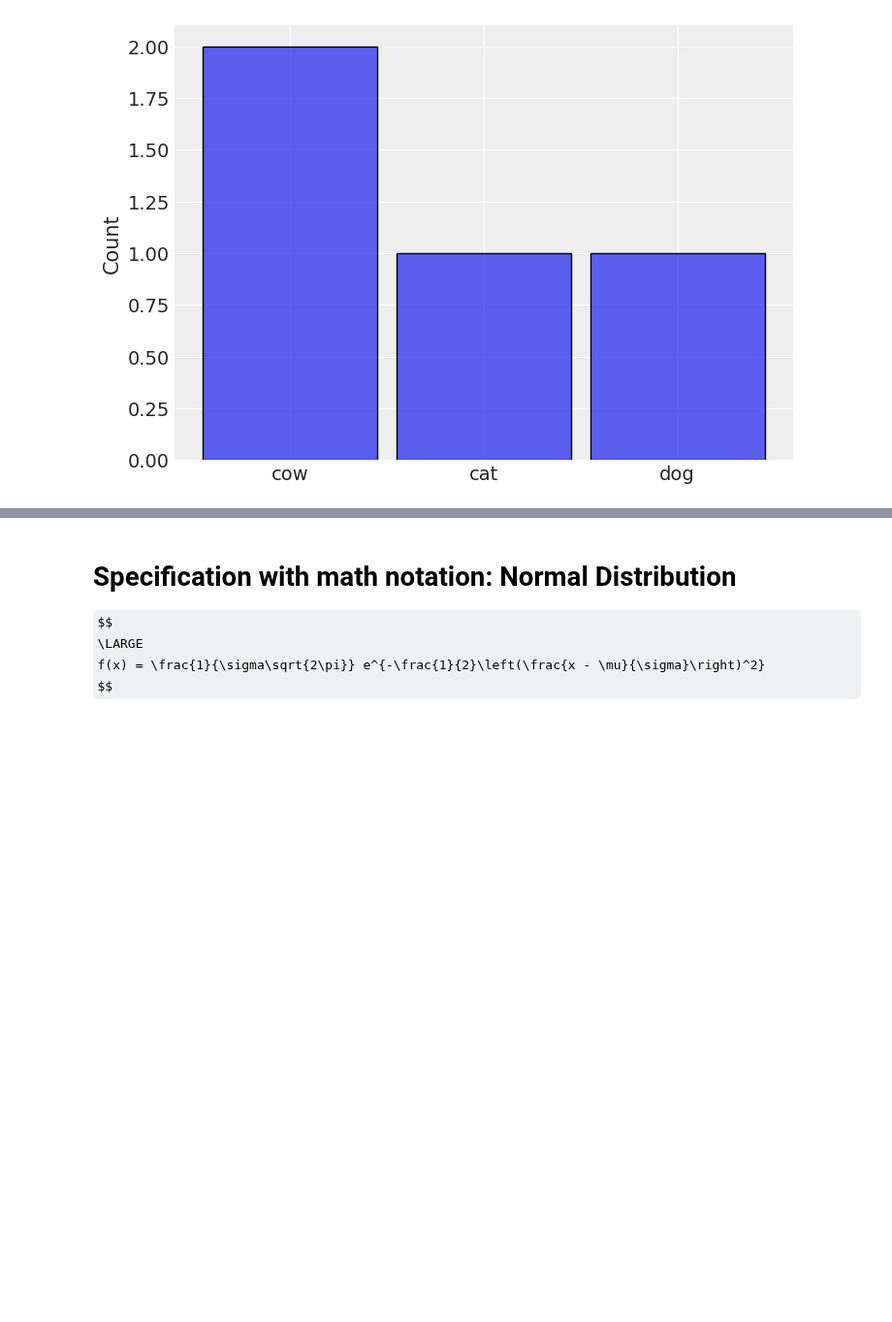
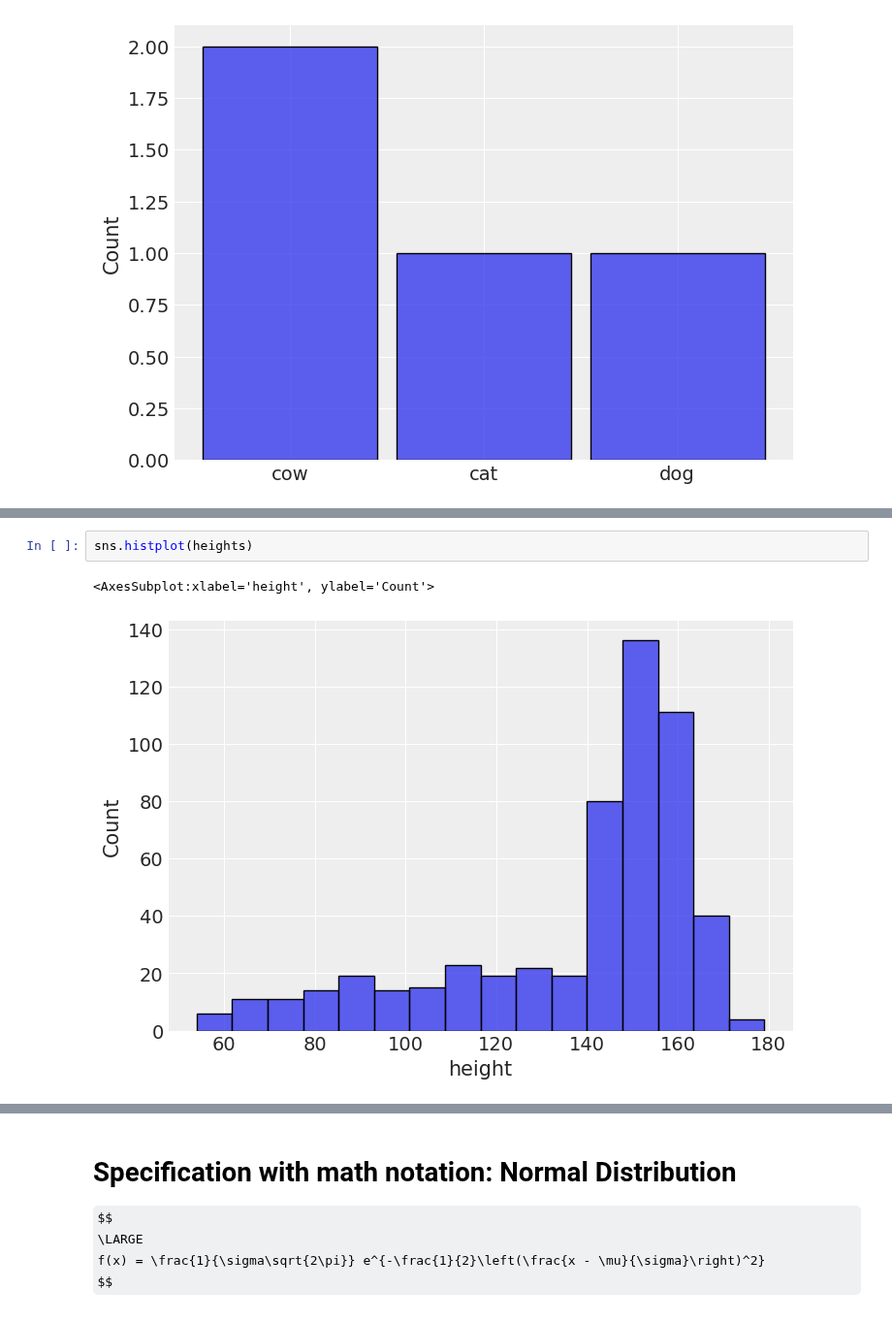
Before and after one commit to AlexAndorra/notebooks-experiments, a Jupyter notebook: lesson_2/Lesson_2.1.ipynb, the cells around one changed output, grey strips where cells are left out. Shown at 97% size. Saved outputs shown, nothing was run; the diff lists cells and outputs as text; some formulas as TeX source; blank space fills up the shorter version.

```diff
--- a/lesson_2/Lesson_2.1.ipynb
+++ b/lesson_2/Lesson_2.1.ipynb
@@ -71,0 +65,5 @@ def hide_code_in_slideshow():
+# %%
+sns.histplot(heights)
+# %% [output]
+<AxesSubplot:xlabel='height', ylabel='Count'>
+[figure, added]
```
Also changed, not shown: parts of 23 cells of this notebook, 4 other files.
